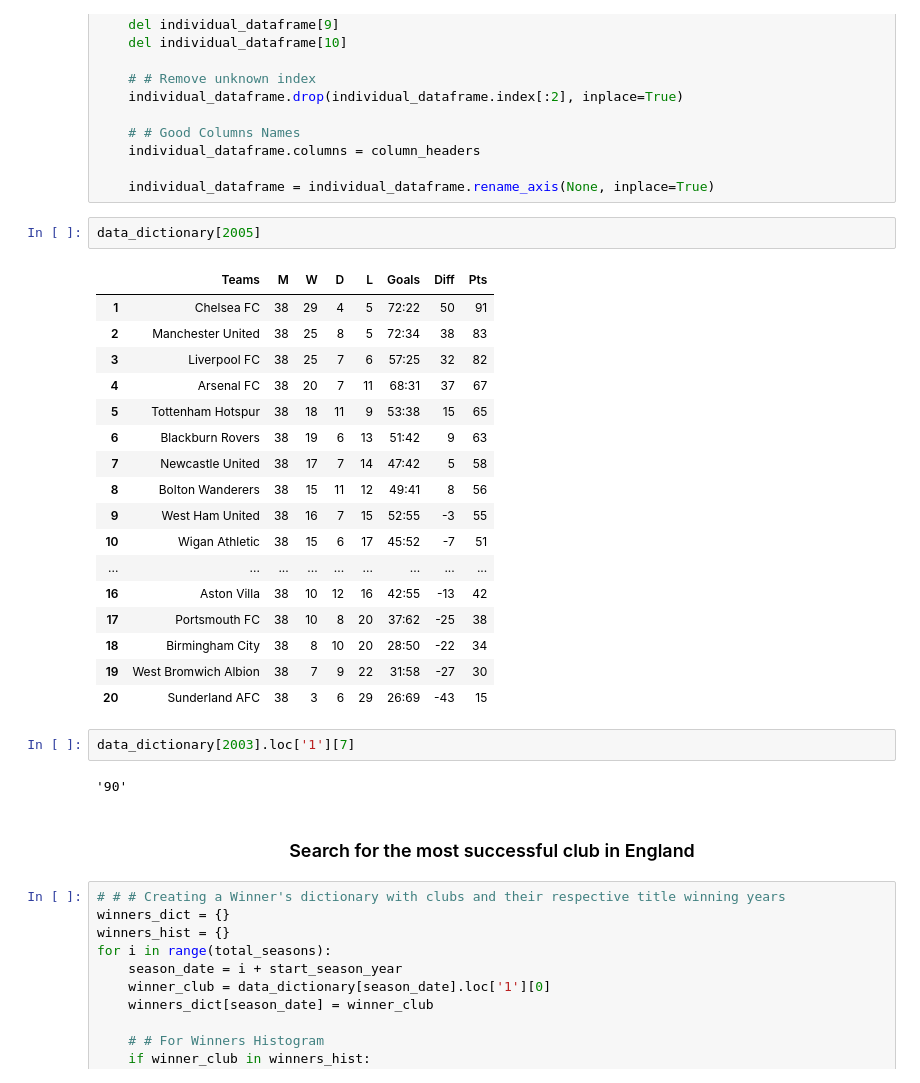
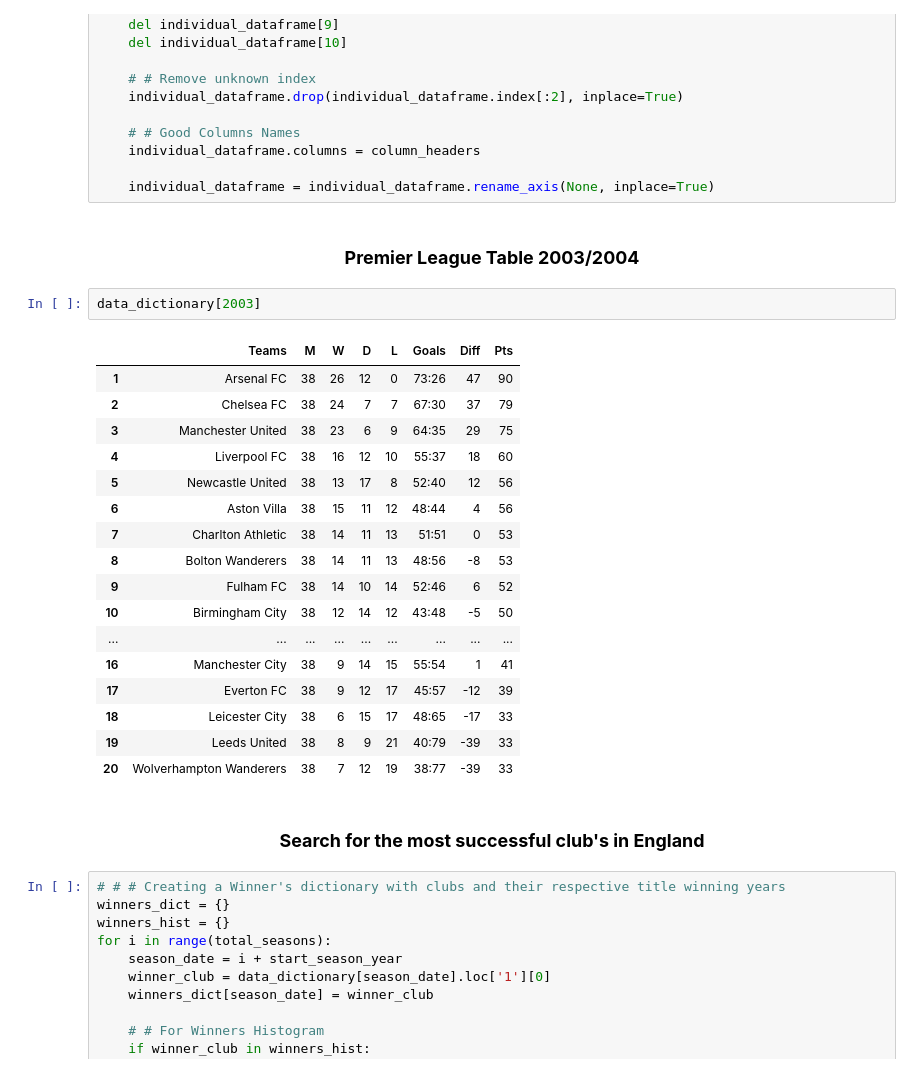
Before and after one commit to codexponent/premierleague-analysis, a Jupyter notebook: league_stats.ipynb, the cells around one changed output. Cells and saved outputs as stored; diff of their text form.

```diff
--- a/league_stats.ipynb
+++ b/league_stats.ipynb
@@ -34,32 +39,30 @@ for i in range(total_seasons):
     individual_dataframe.columns = column_headers
 
     individual_dataframe = individual_dataframe.rename_axis(None, inplace=True)
+# %% [markdown]
+### <center>**Premier League Table 2003/2004**</center>
 # %%
-data_dictionary[2005]
+data_dictionary[2003]
 # %% [output]
 |  | Teams | M | W | D | L | Goals | Diff | Pts |
-| 1 | Chelsea FC | 38 | 29 | 4 | 5 | 72:22 | 50 | 91 |
-| 2 | Manchester United | 38 | 25 | 8 | 5 | 72:34 | 38 | 83 |
-| 3 | Liverpool FC | 38 | 25 | 7 | 6 | 57:25 | 32 | 82 |
-| 4 | Arsenal FC | 38 | 20 | 7 | 11 | 68:31 | 37 | 67 |
-| 5 | Tottenham Hotspur | 38 | 18 | 11 | 9 | 53:38 | 15 | 65 |
-| 6 | Blackburn Rovers | 38 | 19 | 6 | 13 | 51:42 | 9 | 63 |
-| 7 | Newcastle United | 38 | 17 | 7 | 14 | 47:42 | 5 | 58 |
-| 8 | Bolton Wanderers | 38 | 15 | 11 | 12 | 49:41 | 8 | 56 |
-| 9 | West Ham United | 38 | 16 | 7 | 15 | 52:55 | -3 | 55 |
-| 10 | Wigan Athletic | 38 | 15 | 6 | 17 | 45:52 | -7 | 51 |
+| 1 | Arsenal FC | 38 | 26 | 12 | 0 | 73:26 | 47 | 90 |
+| 2 | Chelsea FC | 38 | 24 | 7 | 7 | 67:30 | 37 | 79 |
+| 3 | Manchester United | 38 | 23 | 6 | 9 | 64:35 | 29 | 75 |
+| 4 | Liverpool FC | 38 | 16 | 12 | 10 | 55:37 | 18 | 60 |
+| 5 | Newcastle United | 38 | 13 | 17 | 8 | 52:40 | 12 | 56 |
+| 6 | Aston Villa | 38 | 15 | 11 | 12 | 48:44 | 4 | 56 |
+| 7 | Charlton Athletic | 38 | 14 | 11 | 13 | 51:51 | 0 | 53 |
+| 8 | Bolton Wanderers | 38 | 14 | 11 | 13 | 48:56 | -8 | 53 |
+| 9 | Fulham FC | 38 | 14 | 10 | 14 | 52:46 | 6 | 52 |
+| 10 | Birmingham City | 38 | 12 | 14 | 12 | 43:48 | -5 | 50 |
 | ... | ... | ... | ... | ... | ... | ... | ... | ... |
-| 16 | Aston Villa | 38 | 10 | 12 | 16 | 42:55 | -13 | 42 |
-| 17 | Portsmouth FC | 38 | 10 | 8 | 20 | 37:62 | -25 | 38 |
-| 18 | Birmingham City | 38 | 8 | 10 | 20 | 28:50 | -22 | 34 |
-| 19 | West Bromwich Albion | 38 | 7 | 9 | 22 | 31:58 | -27 | 30 |
-| 20 | Sunderland AFC | 38 | 3 | 6 | 29 | 26:69 | -43 | 15 |
+| 16 | Manchester City | 38 | 9 | 14 | 15 | 55:54 | 1 | 41 |
+| 17 | Everton FC | 38 | 9 | 12 | 17 | 45:57 | -12 | 39 |
+| 18 | Leicester City | 38 | 6 | 15 | 17 | 48:65 | -17 | 33 |
+| 19 | Leeds United | 38 | 8 | 9 | 21 | 40:79 | -39 | 33 |
+| 20 | Wolverhampton Wanderers | 38 | 7 | 12 | 19 | 38:77 | -39 | 33 |
-# %%
-data_dictionary[2003].loc['1'][7]
-# %% [output]
-'90'
 # %% [markdown]
-### <center> Search for the most successful club in England <center/>
+### <center>**Search for the most successful club's in England**<center/>
 # %%
 # # # Creating a Winner's dictionary with clubs and their respective title winning years
 winners_dict = {}
```
Also changed, not shown: parts of 32 cells of this notebook, 5 other files.
